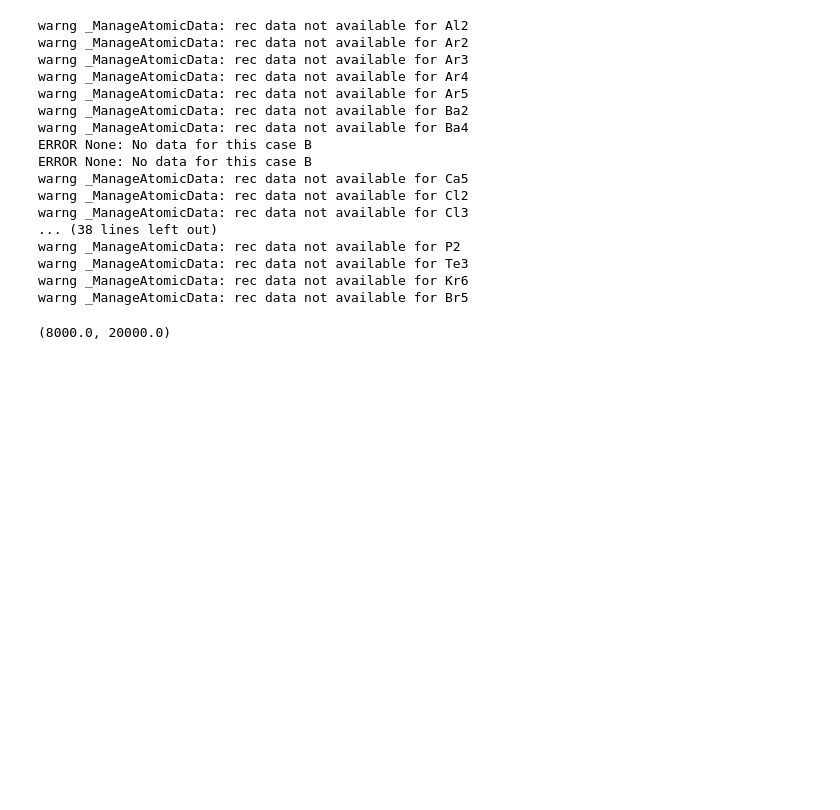
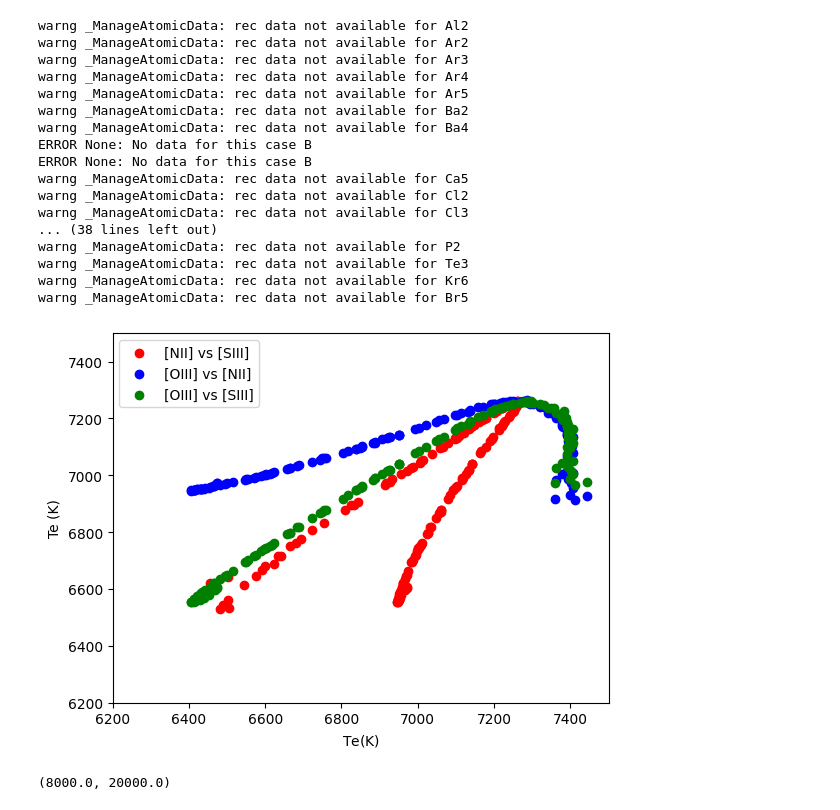
Before and after one commit to Amrita27singh/lvmnebular, a Jupyter notebook: Testing_lvmnebular.ipynb, the cells around one changed output. Cells and saved outputs as stored; diff of their text form; code cells hidden in the pictures; blank space fills up the shorter version.

```diff
--- a/Testing_lvmnebular.ipynb
+++ b/Testing_lvmnebular.ipynb
@@ -94,6 +79,26 @@ warng _ManageAtomicData: rec data not available for P2
 warng _ManageAtomicData: rec data not available for Te3
 warng _ManageAtomicData: rec data not available for Kr6
 warng _ManageAtomicData: rec data not available for Br5
+# %%
+plt.scatter( u.linefitdict['TeN2'], u.linefitdict['TeS3'], color = 'red', label ='[NII] vs [SIII]')
+plt.scatter( u.linefitdict['TeO3'], u.linefitdict['TeN2'], color = 'blue', label ='[OIII] vs [NII]')
+plt.scatter( u.linefitdict['TeO3'], u.linefitdict['TeS3'], color = 'green', label ='[OIII] vs [SIII]')
+
+plt.xlim(6200, 7500)
+plt.ylim(6200, 7500)
+plt.xlabel(r'$\mathrm{Te (K)}$')
+plt.ylabel('Te (K)')
+plt.legend(loc = 'upper left')
+
+plt.show()
+
+#plotdir=u.datadir+u.simname+'/'+u.simname +'_Te_plotprofile'+'/'
+#if (not os.path.isdir(plotdir)):
+#    os.mkdir(plotdir)
+#
+#plt.savefig('/'+plotdir+'/'+'Te.png', dpi=300)
+# %% [output]
+[figure, added]
 # %%
 import astropy.units as unit
 distance=16000 * unit.pc
```
Also changed, not shown: parts of 7 cells of this notebook, 5 other files.
